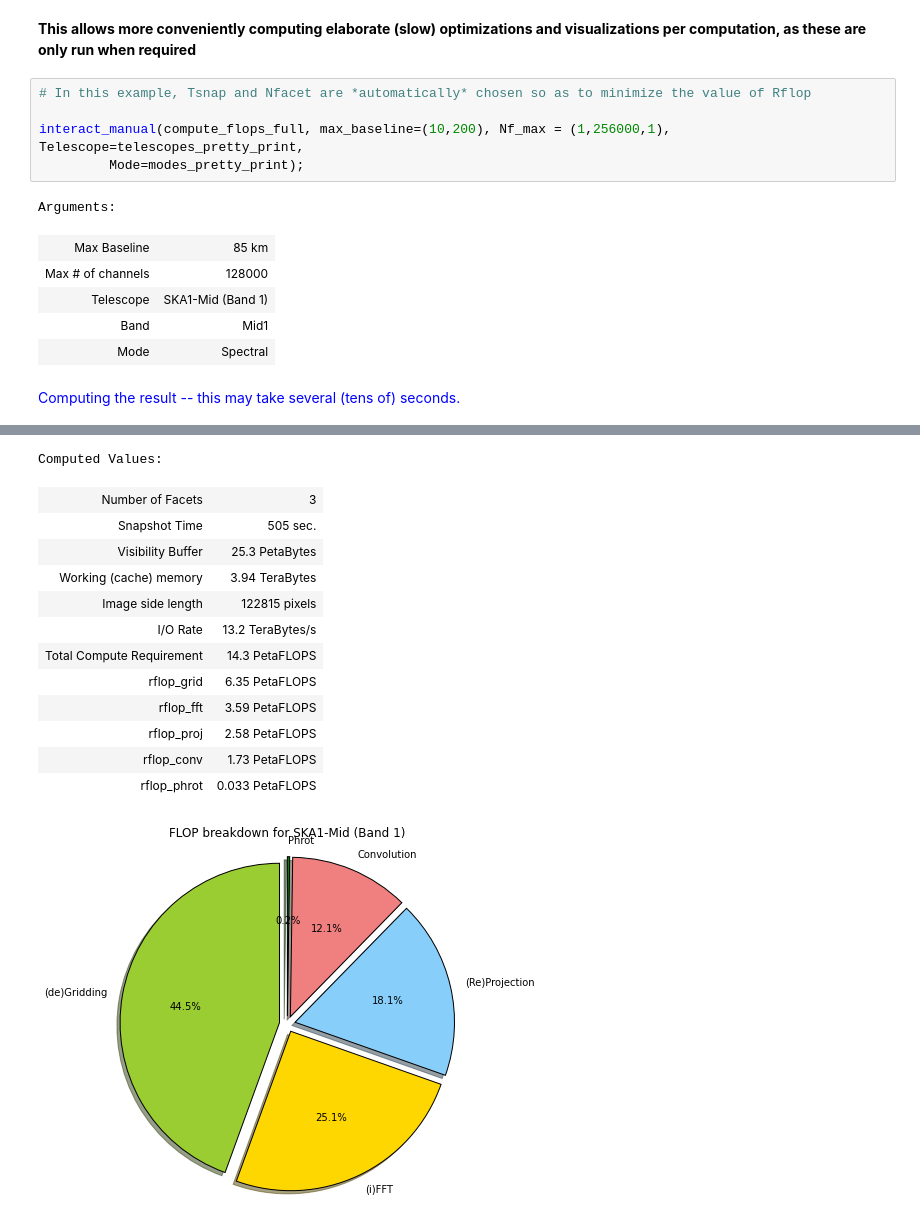
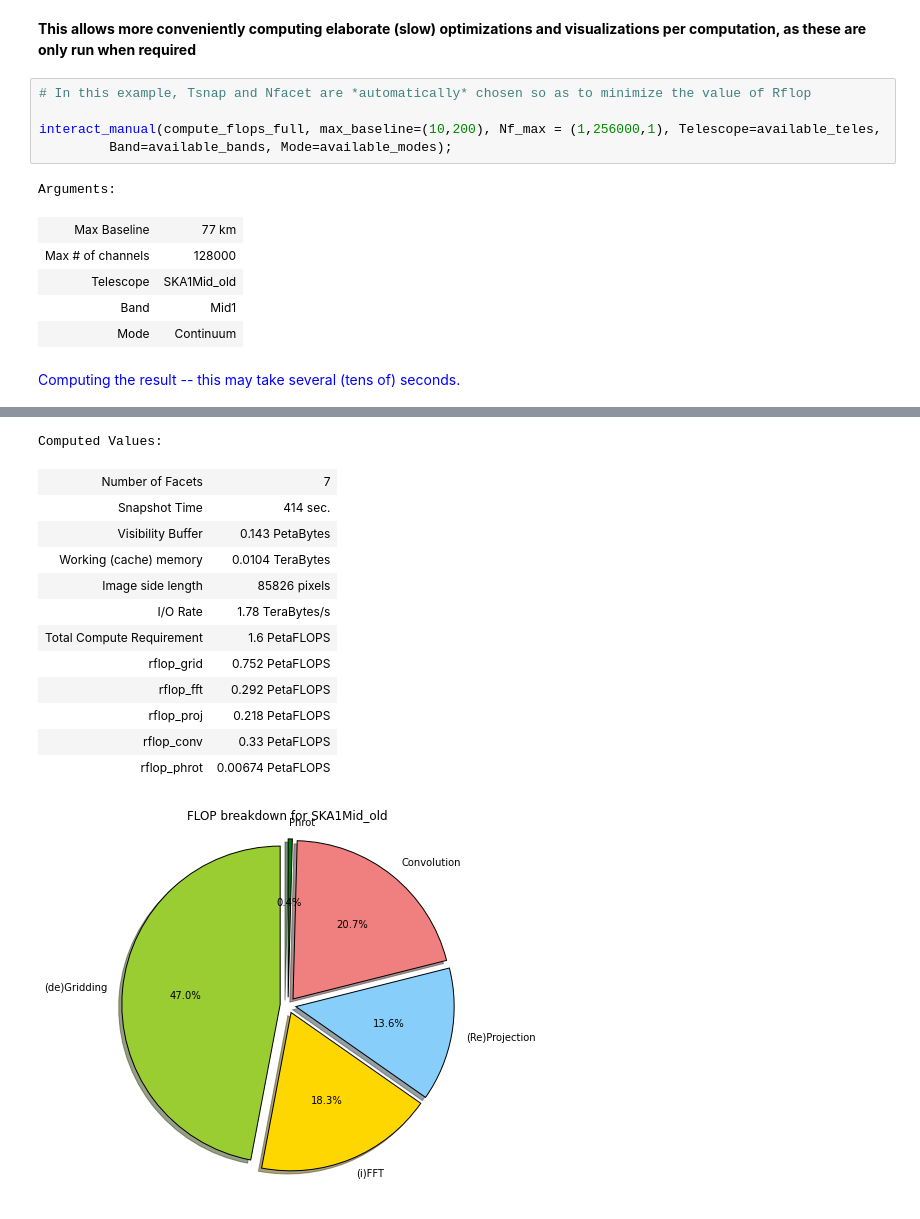
Before and after one commit to top-sim/sdp-par-model, a Jupyter notebook: iPython/SKA1_Imaging_Performance_Model.ipynb, the cells around one changed output, grey strips where cells are left out. Cells and saved outputs as stored; diff of their text form.

```diff
--- a/iPython/SKA1_Imaging_Performance_Model.ipynb
+++ b/iPython/SKA1_Imaging_Performance_Model.ipynb
@@ -192,14 +198,14 @@ Computed Values:
 # %%
 # In this example, Tsnap and Nfacet are *automatically* chosen so as to minimize the value of Rflop
 
-interact_manual(compute_flops_full, max_baseline=(10,200), Nf_max = (1,256000,1), Telescope=telescopes_pretty_print,
-         Mode=modes_pretty_print);
+interact_manual(compute_flops_full, max_baseline=(10,200), Nf_max = (1,256000,1), Telescope=available_teles,
+         Band=available_bands, Mode=available_modes);
 # %% [output]
 Arguments:
-| Max Baseline | 85 km |
+| Max Baseline | 77 km |
 | Max # of channels | 128000 |
-| Telescope | SKA1-Mid (Band 1) |
+| Telescope | SKA1Mid_old |
 | Band | Mid1 |
-| Mode | Spectral |
+| Mode | Continuum |
 Computing the result -- this may take several (tens of) seconds.
 Evaluating Nfacets = 1
@@ -217,14 +231,14 @@ Expression increasing with number of facets; aborting exploration of Nfacets > 4
 Computed Values:
-| Number of Facets | 3 |
-| Snapshot Time | 505 sec. |
-| Visibility Buffer | 25.3 PetaBytes |
-| Working (cache) memory | 3.94 TeraBytes |
-| Image side length | 122815 pixels |
-| I/O Rate | 13.2 TeraBytes/s |
-| Total Compute Requirement | 14.3 PetaFLOPS |
-| rflop_grid | 6.35 PetaFLOPS |
-| rflop_fft | 3.59 PetaFLOPS |
-| rflop_proj | 2.58 PetaFLOPS |
-| rflop_conv | 1.73 PetaFLOPS |
-| rflop_phrot | 0.033 PetaFLOPS |
+| Number of Facets | 7 |
+| Snapshot Time | 414 sec. |
+| Visibility Buffer | 0.143 PetaBytes |
+| Working (cache) memory | 0.0104 TeraBytes |
+| Image side length | 85826 pixels |
+| I/O Rate | 1.78 TeraBytes/s |
+| Total Compute Requirement | 1.6 PetaFLOPS |
+| rflop_grid | 0.752 PetaFLOPS |
+| rflop_fft | 0.292 PetaFLOPS |
+| rflop_proj | 0.218 PetaFLOPS |
+| rflop_conv | 0.33 PetaFLOPS |
+| rflop_phrot | 0.00674 PetaFLOPS |
-[figure, old version]
+[figure, new version]
```
Also changed, not shown: parts of 3 cells of this notebook, 7 other files.
